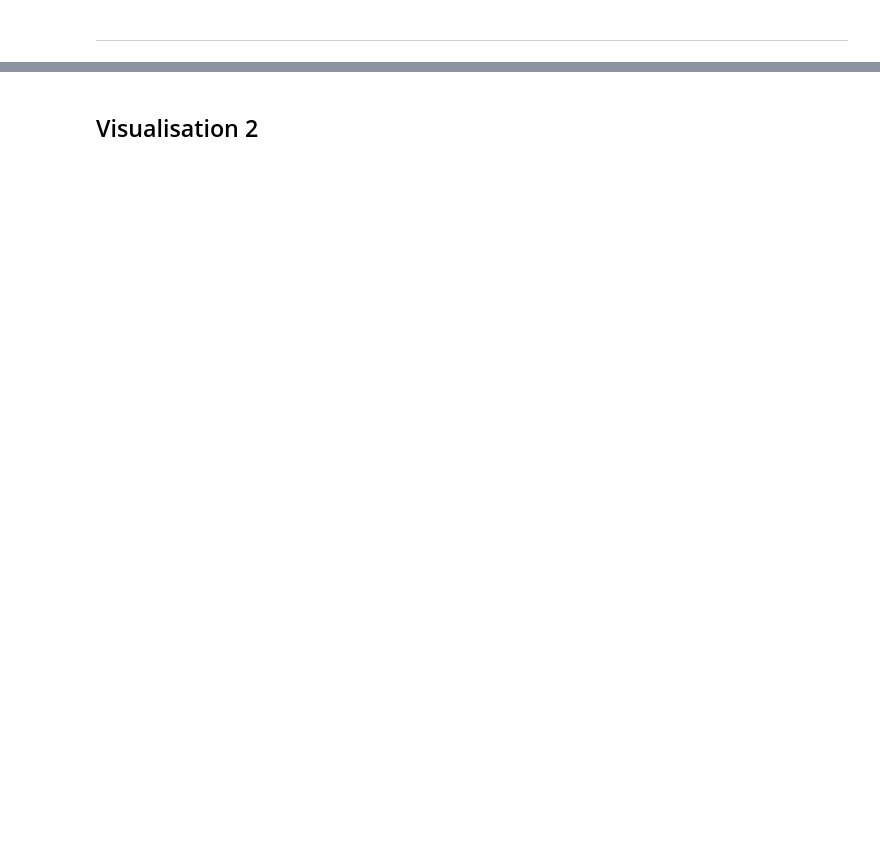
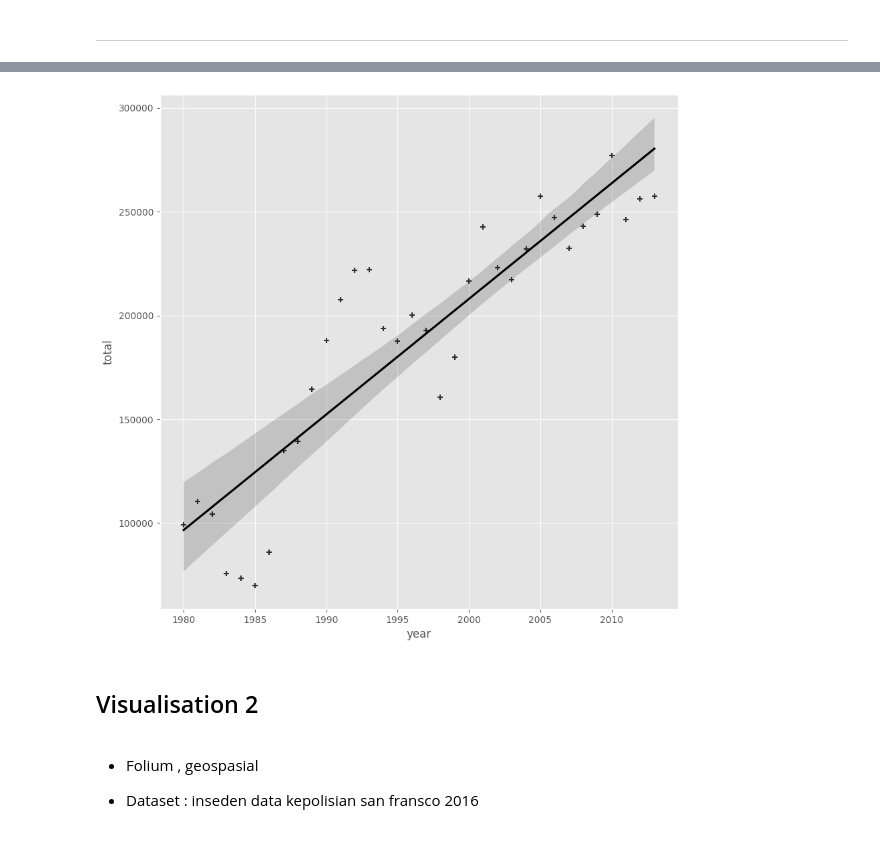
Before and after one commit to iketutg/pythonds_202301, a Jupyter notebook: pertemuan_08_visualisasi.ipynb, the cells around one changed output, grey strips where cells are left out. Saved outputs shown, nothing was run; the diff lists cells and outputs as text; code cells hidden in the pictures; blank space fills up the shorter version.

```diff
--- a/pertemuan_08_visualisasi.ipynb
+++ b/pertemuan_08_visualisasi.ipynb
@@ -429,0 +582,3 @@ from worldcloud import WorldCloud, STOPWORDS
+# %%
+df_total = pd.DataFrame(df_c[years].sum(axis=0))
+print(df_total)
@@ -429,0 +603,3 @@ from worldcloud import WorldCloud, STOPWORDS
+# %%
+df_total.index = map(float, df_total.index)
+df_total.index
@@ -429,0 +613,3 @@ from worldcloud import WorldCloud, STOPWORDS
+# %%
+df_total.reset_index(inplace=True)
+df_total.index
@@ -429,0 +618,3 @@ from worldcloud import WorldCloud, STOPWORDS
+# %%
+df_total.columns = ['year','total']
+df_total.head()
@@ -430,2 +628,13 @@ from worldcloud import WorldCloud, STOPWORDS
+# %%
+import seaborn as sns
+plt.figure(figsize=(10,10))
+axis = sns.regplot(x='year', y='total', data=df_total,
+                   color='black', marker='+')
+# %% [output]
+[figure, added]
 # %% [markdown]
 ## Visualisation 2
+# %% [markdown]
+- Folium , geospasial
+
+- Dataset :  inseden data kepolisian san fransco 2016
```
Also changed, not shown: parts of 70 cells of this notebook.
